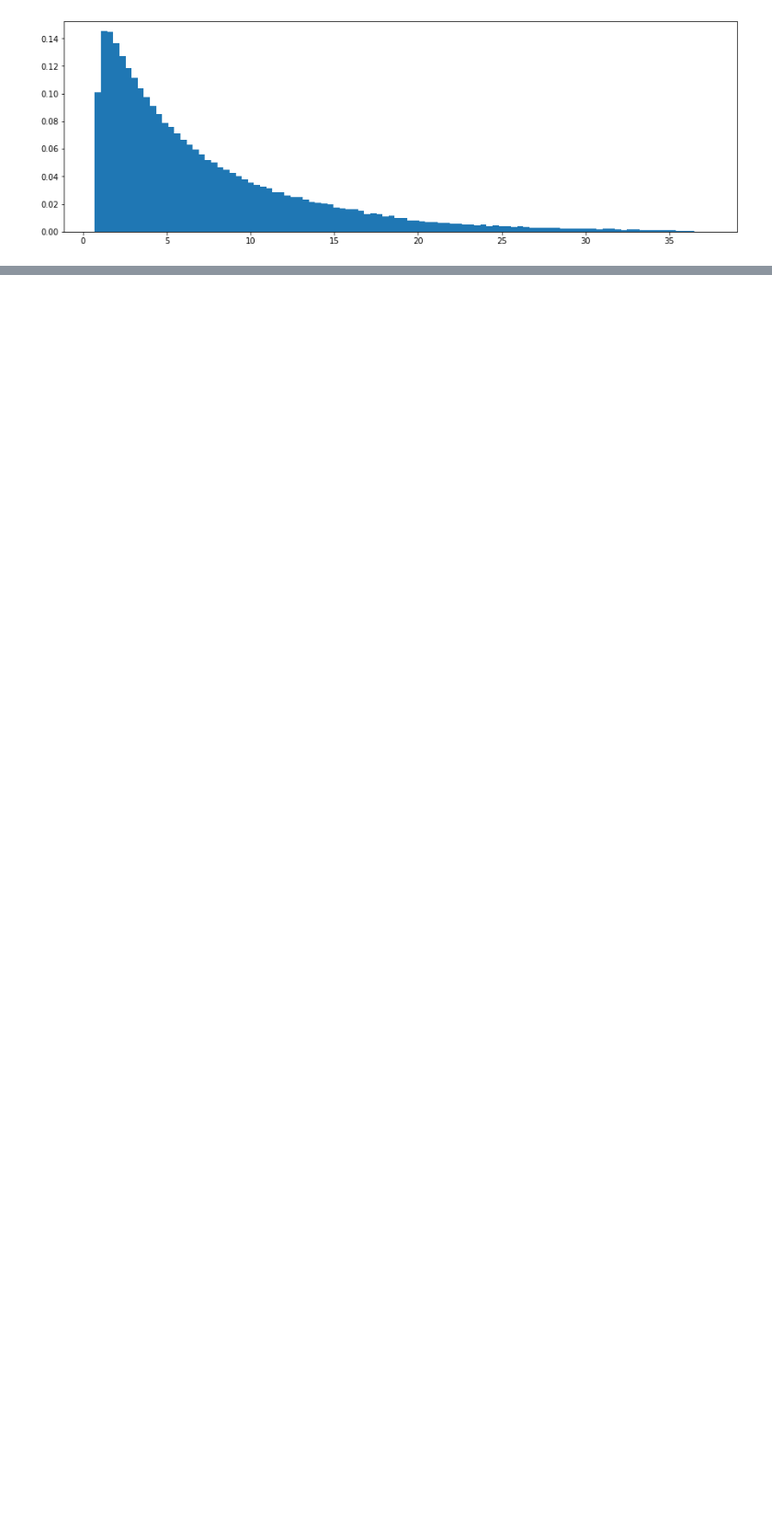
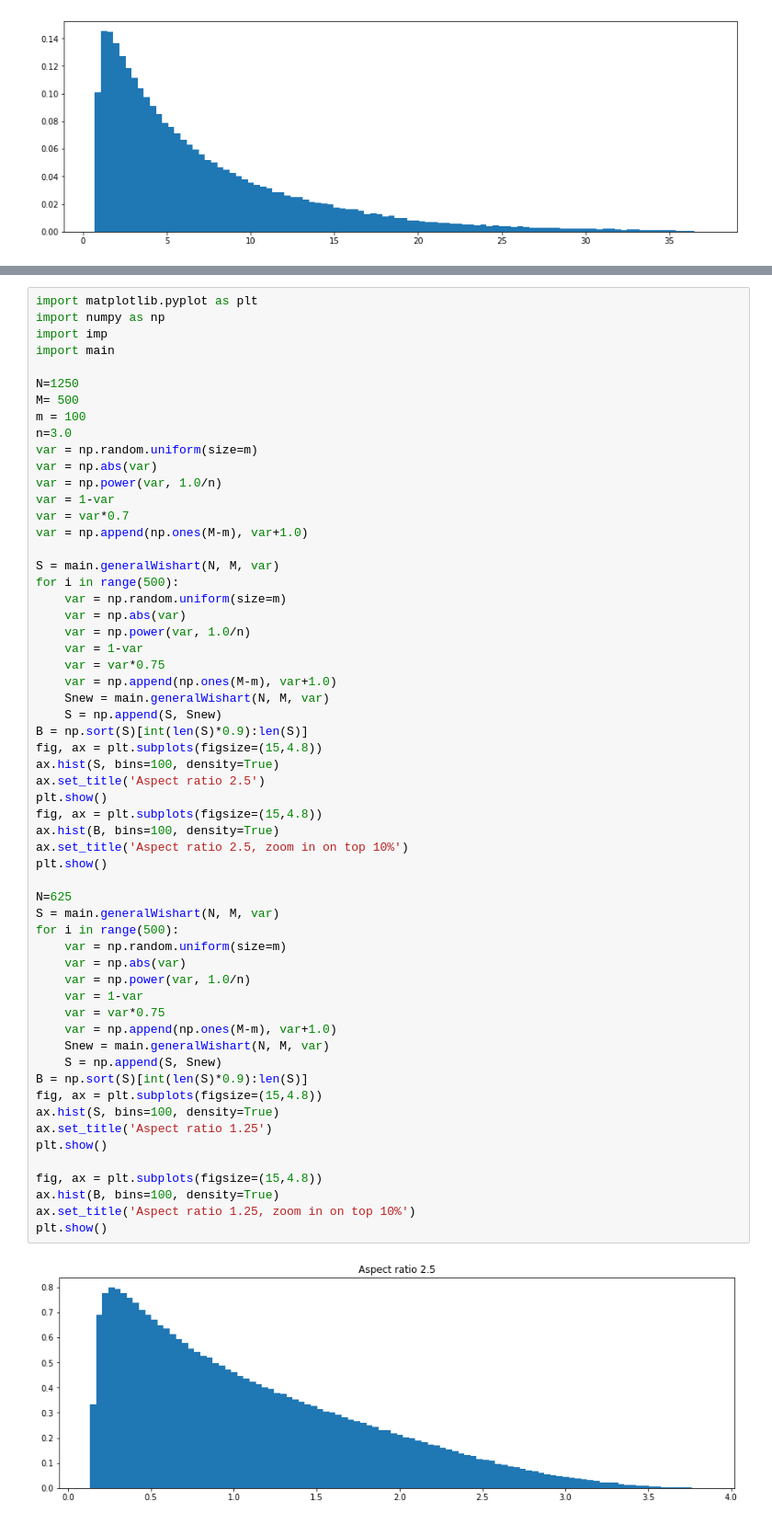
Before and after one commit to landon23/spiked_models, a Jupyter notebook: moreMatrices.ipynb, the cells around one changed output, grey strips where cells are left out. Shown: that part at 92% size. Drawn from its saved outputs; the diff is of its cells as text; blank space fills up the shorter version.

```diff
--- a/moreMatrices.ipynb
+++ b/moreMatrices.ipynb
@@ -95,0 +103,60 @@ plt.show()
+# %%
+import matplotlib.pyplot as plt
+import numpy as np
+import imp
+import main
+
+N=1250
+M= 500
+m = 100
+n=3.0
+var = np.random.uniform(size=m)
+var = np.abs(var)
+var = np.power(var, 1.0/n)
+var = 1-var
+var = var*0.7
+var = np.append(np.ones(M-m), var+1.0)
+
+S = main.generalWishart(N, M, var)
+for i in range(500):
+    var = np.random.uniform(size=m)
+    var = np.abs(var)
+    var = np.power(var, 1.0/n)
+    var = 1-var
+    var = var*0.75
+    var = np.append(np.ones(M-m), var+1.0)
+    Snew = main.generalWishart(N, M, var)
+    S = np.append(S, Snew)
+B = np.sort(S)[int(len(S)*0.9):len(S)]
+fig, ax = plt.subplots(figsize=(15,4.8))
+ax.hist(S, bins=100, density=True)
+ax.set_title('Aspect ratio 2.5')
+plt.show()
+fig, ax = plt.subplots(figsize=(15,4.8))
+ax.hist(B, bins=100, density=True)
+ax.set_title('Aspect ratio 2.5, zoom in on top 10%')
+plt.show()
+
+N=625
+S = main.generalWishart(N, M, var)
+for i in range(500):
+    var = np.random.uniform(size=m)
+    var = np.abs(var)
+    var = np.power(var, 1.0/n)
+    var = 1-var
+    var = var*0.75
+    var = np.append(np.ones(M-m), var+1.0)
+    Snew = main.generalWishart(N, M, var)
+    S = np.append(S, Snew)
+B = np.sort(S)[int(len(S)*0.9):len(S)]
+fig, ax = plt.subplots(figsize=(15,4.8))
+ax.hist(S, bins=100, density=True)
+ax.set_title('Aspect ratio 1.25')
+plt.show()
+
+fig, ax = plt.subplots(figsize=(15,4.8))
+ax.hist(B, bins=100, density=True)
+ax.set_title('Aspect ratio 1.25, zoom in on top 10%')
+plt.show()
+# %% [output]
+[figure, added]
```
Also changed, not shown: parts of 10 cells of this notebook.
